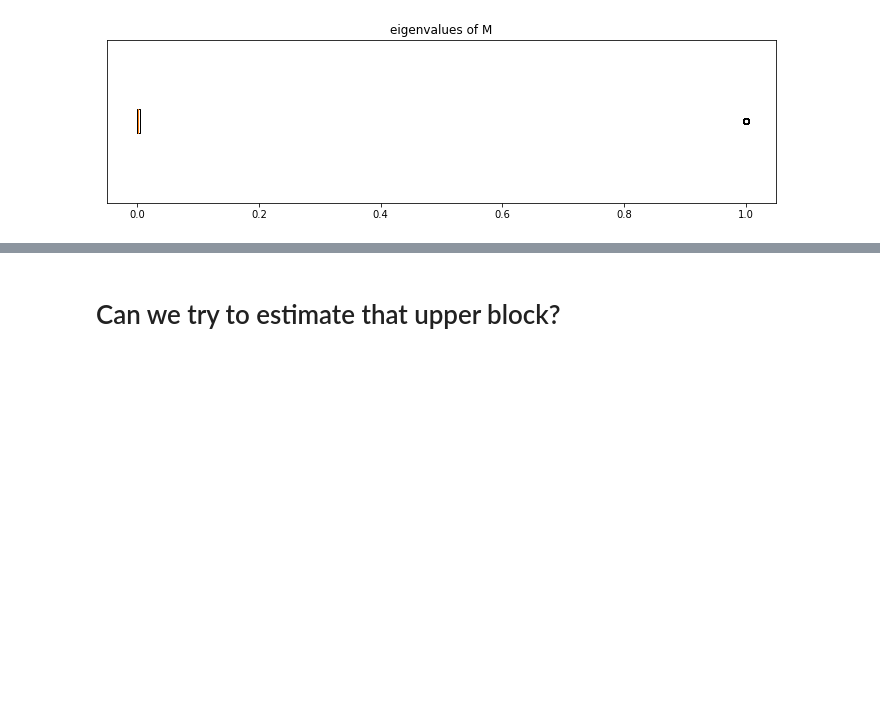
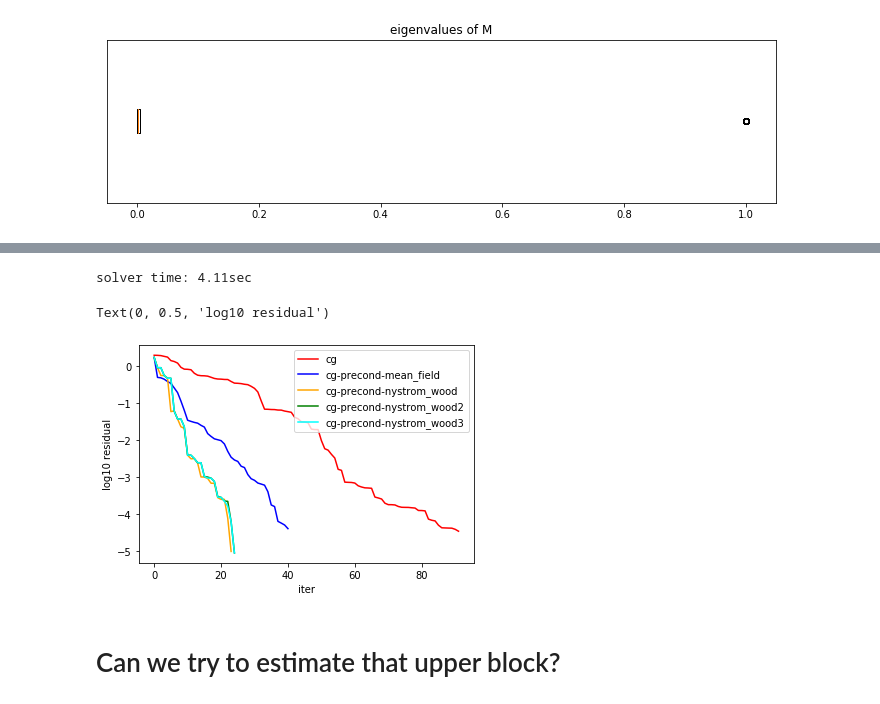
Before and after one commit to mijordan3/BNP_sensitivity, a Jupyter notebook: GMM_clustering/jupyter/hessian_runtime_experimentation-block_hess.ipynb, the cells around one changed output, grey strips where cells are left out. Cells and saved outputs as stored; diff of their text form; code cells hidden in the pictures; blank space fills up the shorter version.

```diff
--- a/GMM_clustering/jupyter/hessian_runtime_experimentation-block_hess.ipynb
+++ b/GMM_clustering/jupyter/hessian_runtime_experimentation-block_hess.ipynb
@@ -578,3 +760,32 @@ Text(0, 0.5, 'log10 residual')
+# %%
+cg_callback = CGCallback(mat_times_vec, b)
+solver = vittles.solver_lib.get_cg_solver(mat_times_vec,
+                                            dim = len(vb_opt),
+                                            cg_opts={'M':nystrom_precond3,
+                                                     'callback':cg_callback.record_residuals,
+                                                    'x0':x0})
+
+t0 = time.time()
+_ = -solver(b)
+print('solver time: {:0.3}sec'.format(time.time() - t0))
+path5 = cg_callback.return_path()
+# %% [output]
+solver time: 4.11sec
+# %%
+plt.plot(np.log10(path1), color = 'red', label = 'cg')
+plt.plot(np.log10(path2), color = 'blue', label = 'cg-precond-mean_field')
+plt.plot(np.log10(path3), color = 'orange', label = 'cg-precond-nystrom_wood')
+plt.plot(np.log10(path4), color = 'green', label = 'cg-precond-nystrom_wood2')
+plt.plot(np.log10(path5), color = 'cyan', label = 'cg-precond-nystrom_wood3')
+
+
+plt.legend()
+
+plt.xlabel('iter')
+plt.ylabel('log10 residual')
+# %% [output]
+Text(0, 0.5, 'log10 residual')
+[figure, added]
 # %% [markdown]
 # Can we try to estimate that upper block?
 # %%
```
Also changed, not shown: parts of 69 cells of this notebook, 2 other files.
